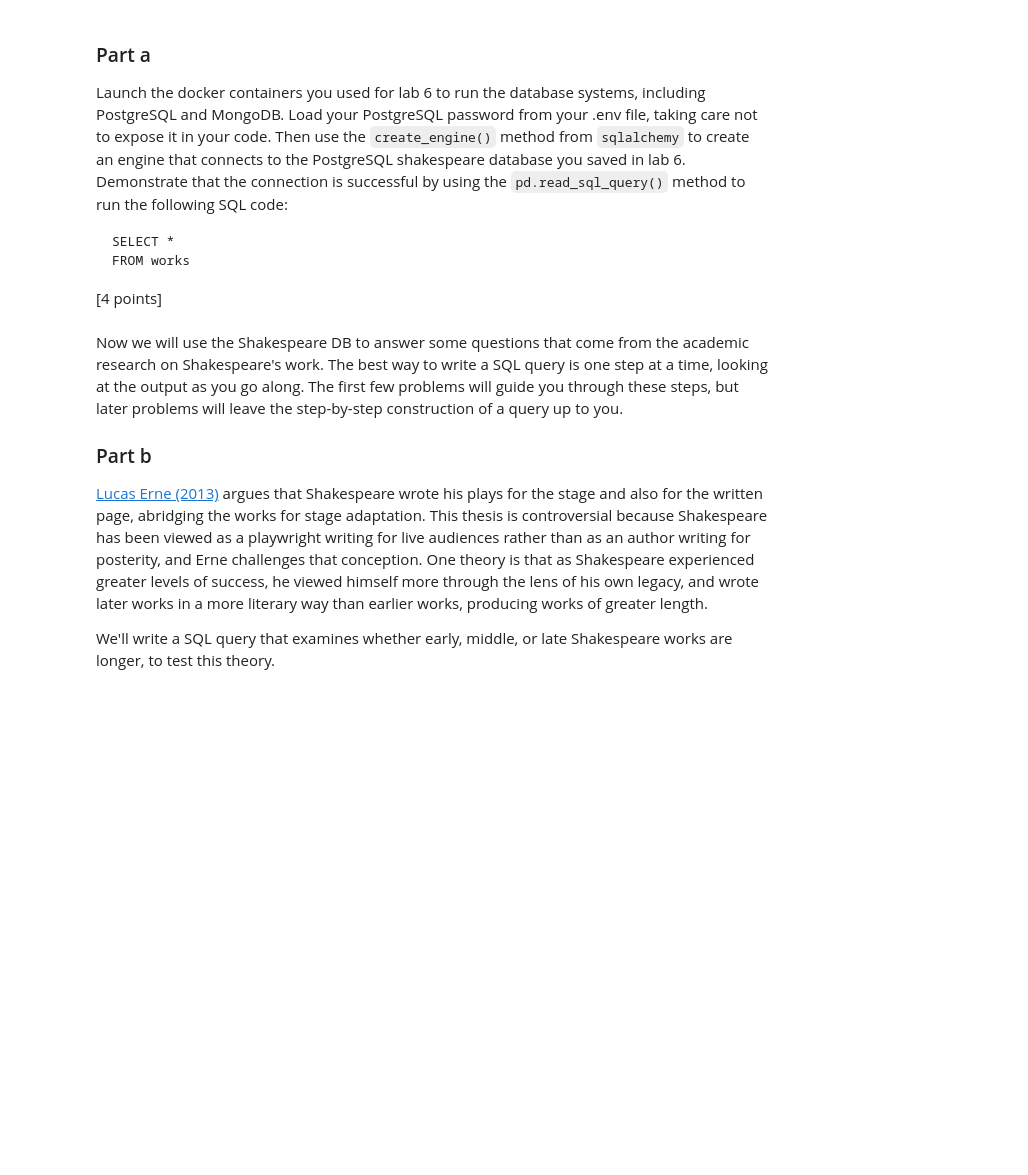
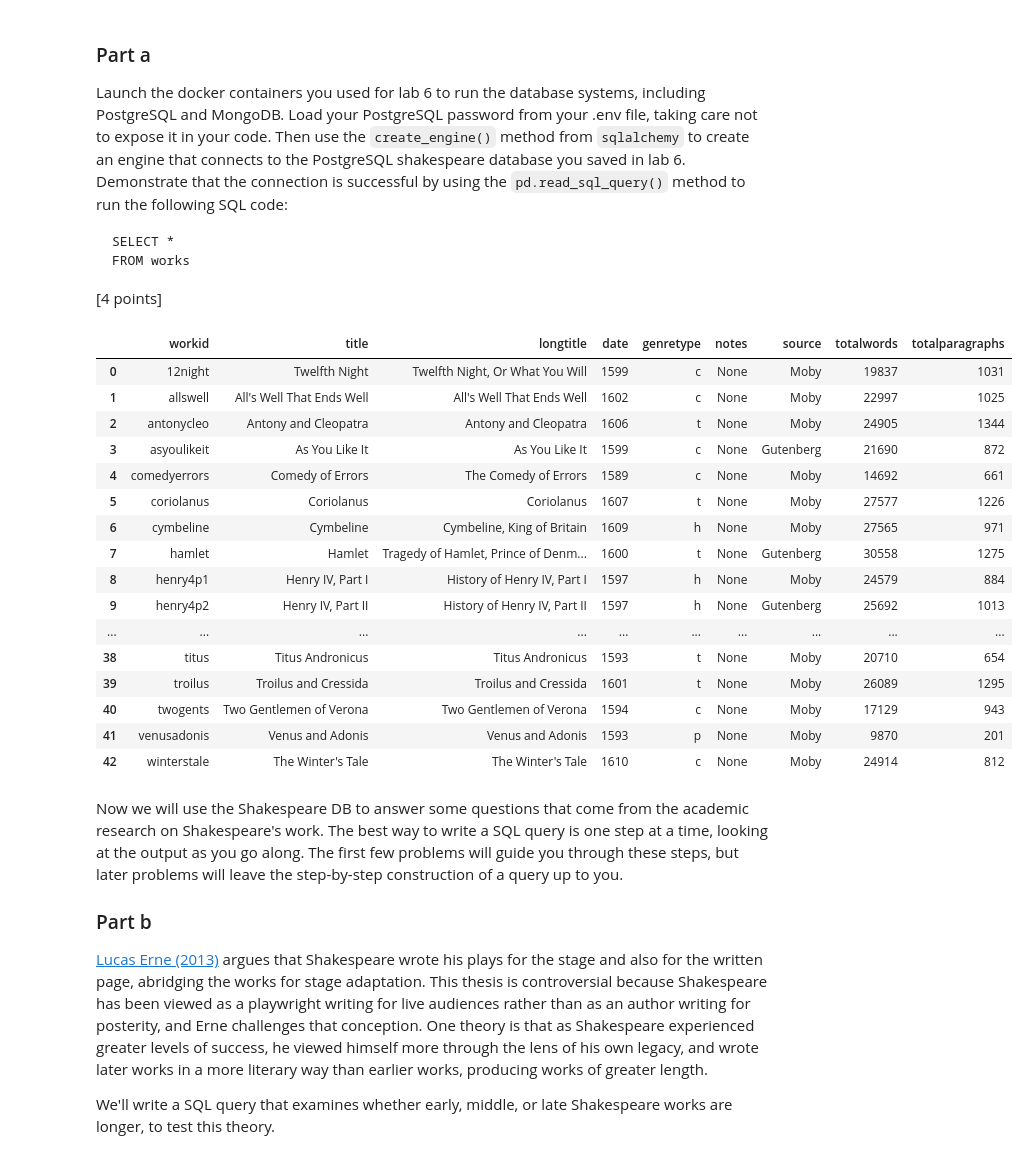
Before and after one commit to jonathan-orellana/ds6001-f26-qrk9cs, a Jupyter notebook: lab_assignments/lab_assignment7/labassignment7.ipynb, the cells around one changed output. Cells and saved outputs as stored; diff of their text form; code cells hidden in the pictures; blank space fills up the shorter version.

````diff
--- a/lab_assignments/lab_assignment7/labassignment7.ipynb
+++ b/lab_assignments/lab_assignment7/labassignment7.ipynb
@@ -152,6 +152,49 @@ SELECT *
 FROM works
 ```
  [4 points]
+# %%
+dotenv.load_dotenv()
+
+password = os.getenv("POSTGRES_PASSWORD")
+# %%
+from sqlalchemy import create_engine
+from sqlalchemy.engine import URL
+
+url = URL.create(
+    drivername="postgresql+psycopg",
+    username="postgres",
+    password=password,
+    host="localhost",
+    port=5432,
+    database="shakespeare"
+)
+
+engine = create_engine(url)
+# %%
+myquery = """
+SELECT *
+FROM works
+"""
+
+pd.read_sql_query(myquery, engine)
+# %% [output]
+|  | workid | title | longtitle | date | genretype | notes | source | totalwords | totalparagraphs |
+| 0 | 12night | Twelfth Night | Twelfth Night, Or What You Will | 1599 | c | None | Moby | 19837 | 1031 |
+| 1 | allswell | All's Well That Ends Well | All's Well That Ends Well | 1602 | c | None | Moby | 22997 | 1025 |
+| 2 | antonycleo | Antony and Cleopatra | Antony and Cleopatra | 1606 | t | None | Moby | 24905 | 1344 |
+| 3 | asyoulikeit | As You Like It | As You Like It | 1599 | c | None | Gutenberg | 21690 | 872 |
+| 4 | comedyerrors | Comedy of Errors | The Comedy of Errors | 1589 | c | None | Moby | 14692 | 661 |
+| 5 | coriolanus | Coriolanus | Coriolanus | 1607 | t | None | Moby | 27577 | 1226 |
+| 6 | cymbeline | Cymbeline | Cymbeline, King of Britain | 1609 | h | None | Moby | 27565 | 971 |
+| 7 | hamlet | Hamlet | Tragedy of Hamlet, Prince of Denm... | 1600 | t | None | Gutenberg | 30558 | 1275 |
+| 8 | henry4p1 | Henry IV, Part I | History of Henry IV, Part I | 1597 | h | None | Moby | 24579 | 884 |
+| 9 | henry4p2 | Henry IV, Part II | History of Henry IV, Part II | 1597 | h | None | Gutenberg | 25692 | 1013 |
+| ... | ... | ... | ... | ... | ... | ... | ... | ... | ... |
+| 38 | titus | Titus Andronicus | Titus Andronicus | 1593 | t | None | Moby | 20710 | 654 |
+| 39 | troilus | Troilus and Cressida | Troilus and Cressida | 1601 | t | None | Moby | 26089 | 1295 |
+| 40 | twogents | Two Gentlemen of Verona | Two Gentlemen of Verona | 1594 | c | None | Moby | 17129 | 943 |
+| 41 | venusadonis | Venus and Adonis | Venus and Adonis | 1593 | p | None | Moby | 9870 | 201 |
+| 42 | winterstale | The Winter's Tale | The Winter's Tale | 1610 | c | None | Moby | 24914 | 812 |
 # %% [markdown]
 Now we will use the Shakespeare DB to answer some questions that come from the academic research on Shakespeare's work. The best way to write a SQL query is one step at a time, looking at the output as you go along. The first few problems will guide you through these steps, but later problems will leave the step-by-step construction of a query up to you.
 
````
Also changed, not shown: parts of 24 cells of this notebook, 4 other files.
